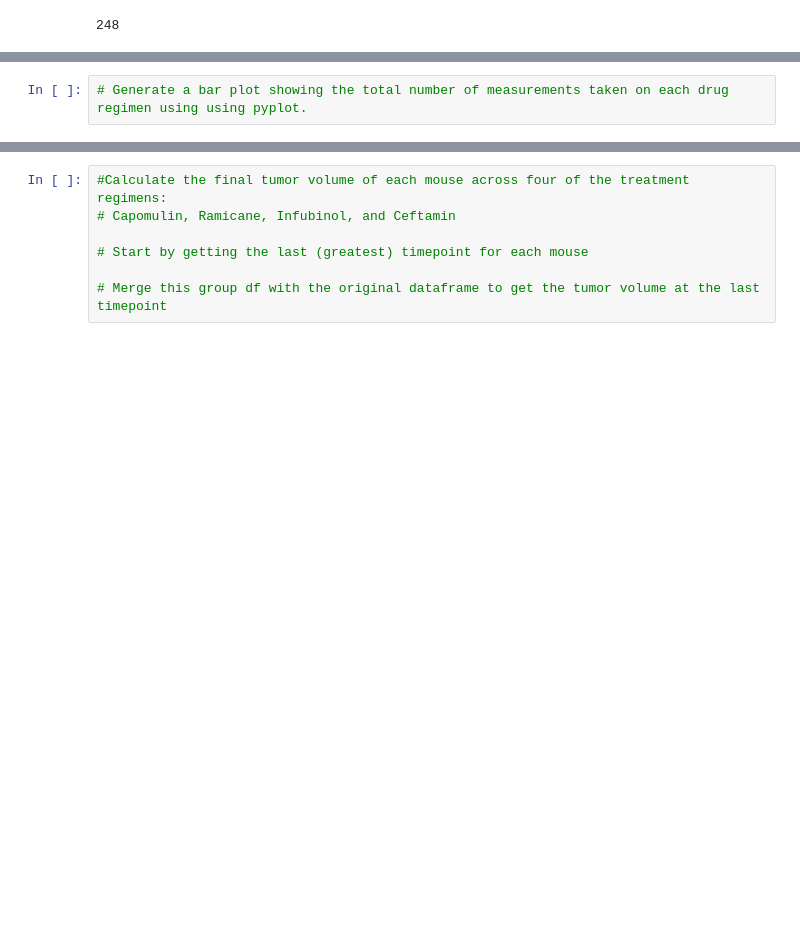
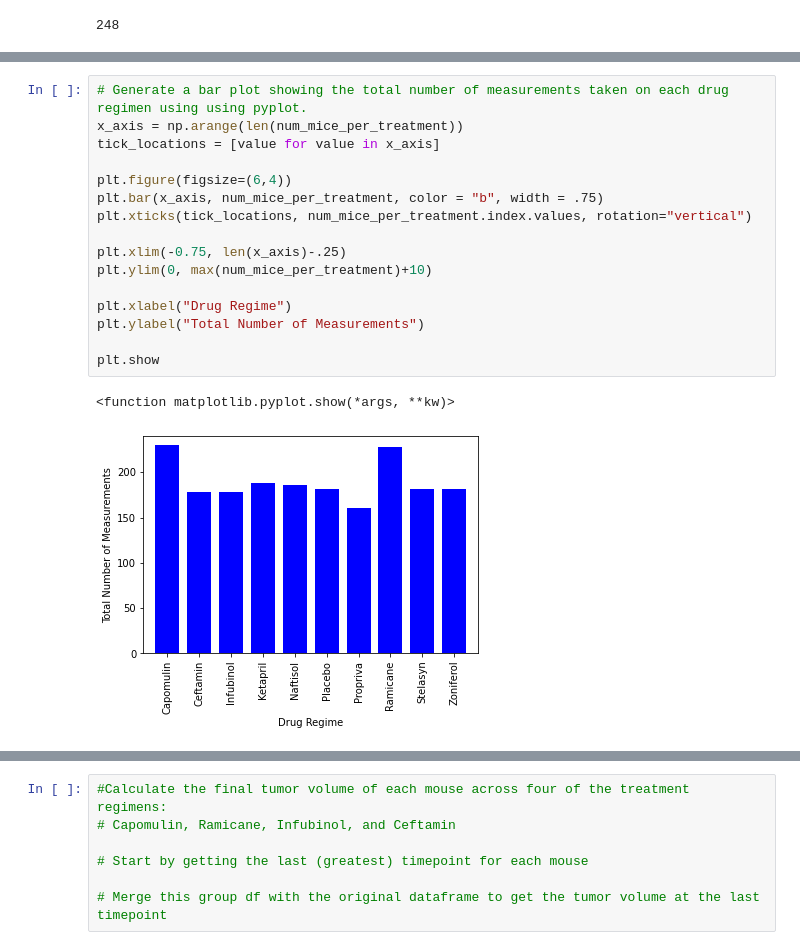
Before and after one commit to KenSikes/matplotlib-challenge, a Jupyter notebook: Pymaceuticals/Pymaceuticals Inc.ipynb, the cells around one changed output, grey strips where cells are left out. Saved outputs shown, nothing was run; the diff lists cells and outputs as text; blank space fills up the shorter version.

```diff
--- a/Pymaceuticals/Pymaceuticals Inc.ipynb
+++ b/Pymaceuticals/Pymaceuticals Inc.ipynb
@@ -117,2 +131,19 @@ statistics_summary
 # %%
 # Generate a bar plot showing the total number of measurements taken on each drug regimen using using pyplot.
+x_axis = np.arange(len(num_mice_per_treatment))
+tick_locations = [value for value in x_axis]
+
+plt.figure(figsize=(6,4))
+plt.bar(x_axis, num_mice_per_treatment, color = "b", width = .75)
+plt.xticks(tick_locations, num_mice_per_treatment.index.values, rotation="vertical")
+
+plt.xlim(-0.75, len(x_axis)-.25)
+plt.ylim(0, max(num_mice_per_treatment)+10)
+
+plt.xlabel("Drug Regime")
+plt.ylabel("Total Number of Measurements")
+
+plt.show
+# %% [output]
+<function matplotlib.pyplot.show(*args, **kw)>
+[figure, added]
```
Also changed, not shown: parts of 7 cells of this notebook.
